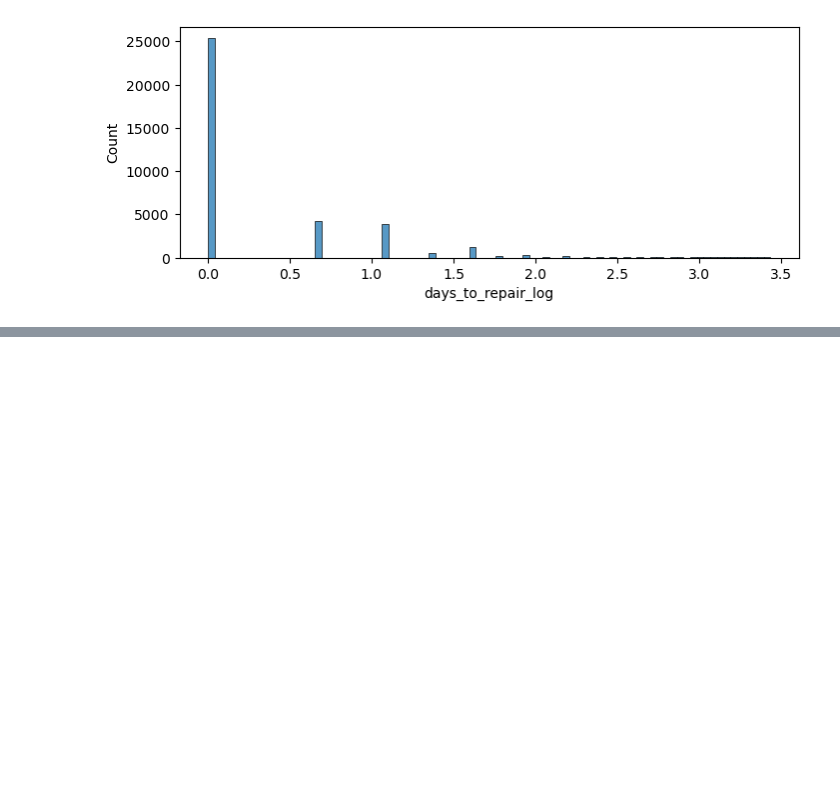
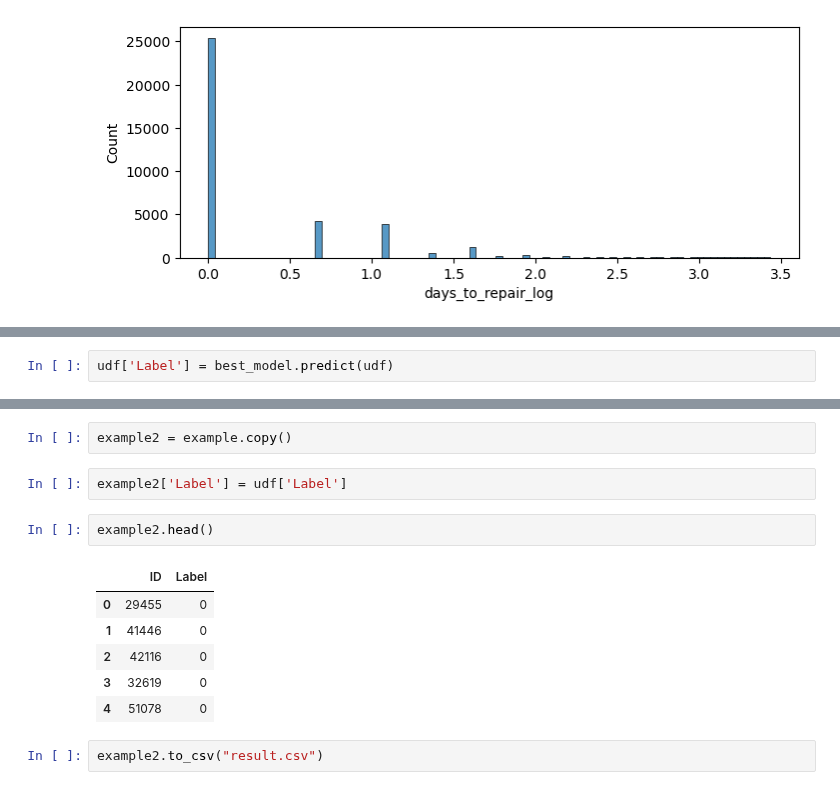
Before and after one commit to sergiimakhin/Redi, a Jupyter notebook: ClassificationChallenge/binary_classification.ipynb, the cells around one changed output, grey strips where cells are left out. Drawn from its saved outputs; the diff is of its cells as text; blank space fills up the shorter version.

```diff
--- a/ClassificationChallenge/binary_classification.ipynb
+++ b/ClassificationChallenge/binary_classification.ipynb
@@ -1004,0 +1641,2 @@ dtype: float64
+# %%
+udf['Label'] = best_model.predict(udf)
@@ -1004,0 +1653,15 @@ dtype: float64
+# %%
+example2 = example.copy()
+# %%
+example2['Label'] = udf['Label']
+# %%
+example2.head()
+# %% [output]
+|  | ID | Label |
+| 0 | 29455 | 0 |
+| 1 | 41446 | 0 |
+| 2 | 42116 | 0 |
+| 3 | 32619 | 0 |
+| 4 | 51078 | 0 |
+# %%
+example2.to_csv("result.csv")
```
Also changed, not shown: parts of 76 cells of this notebook, 1 other file.
